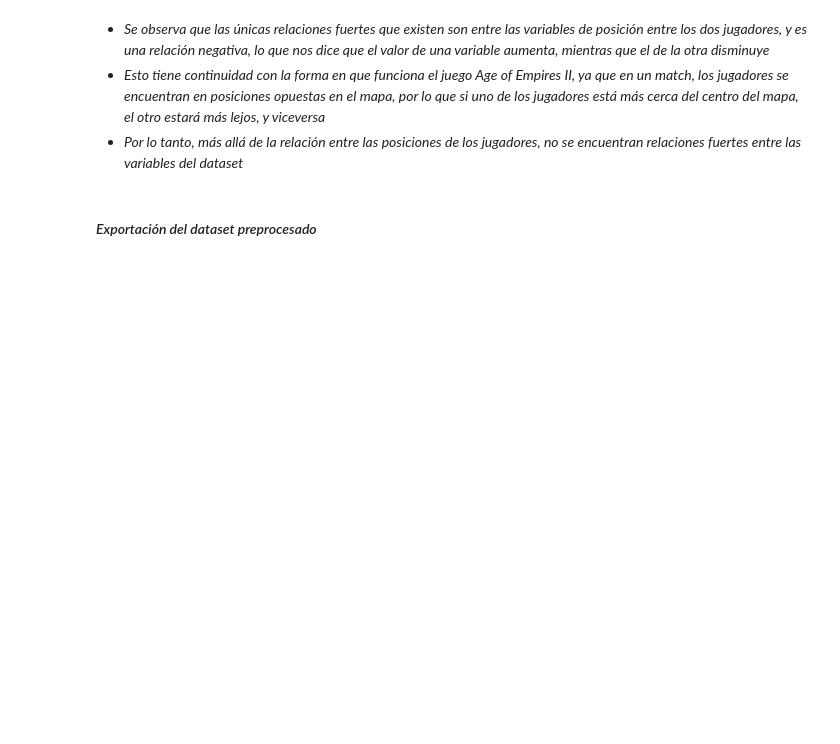
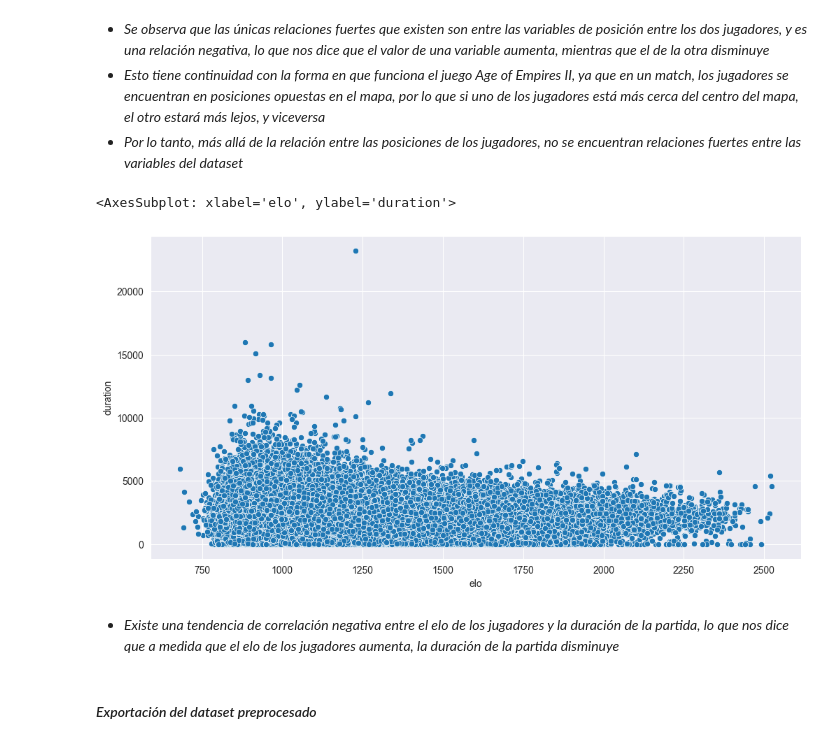
Before and after one commit to DiegoPerdomo0805/proyecto_aoe2, a Jupyter notebook: exploration.ipynb, the cells around one changed output. Cells and saved outputs as stored; diff of their text form; code cells hidden in the pictures; blank space fills up the shorter version.

Commit message:
Relación elo vs duración

```diff
--- a/exploration.ipynb
+++ b/exploration.ipynb
@@ -352,6 +360,16 @@ Row: p2_ypos, Column: p1_ypos, Coeficiente: -0.8130555908593206
 * _Se observa que las únicas relaciones fuertes que existen son entre las variables de posición entre los dos jugadores, y es una relación negativa, lo que nos dice que el valor de una variable aumenta, mientras que el de la otra disminuye_
 * _Esto tiene continuidad con la forma en que funciona el juego Age of Empires II, ya que en un match, los jugadores se encuentran en posiciones opuestas en el mapa, por lo que si uno de los jugadores está más cerca del centro del mapa, el otro estará más lejos, y viceversa_
 * _Por lo tanto, más allá de la relación entre las posiciones de los jugadores, no se encuentran relaciones fuertes entre las variables del dataset_
+# %%
+# scatter plot elo vs duration
+
+plt.figure(figsize=(12, 6))
+sns.scatterplot(x='elo', y='duration', data=d2, palette='viridis')
+# %% [output]
+<AxesSubplot: xlabel='elo', ylabel='duration'>
+[figure, added]
+# %% [markdown]
+* _Existe una tendencia de correlación negativa entre el elo de los jugadores y la duración de la partida, lo que nos dice que a medida que el elo de los jugadores aumenta, la duración de la partida disminuye_
 # %% [markdown]
 #### *Exportación del dataset preprocesado*
 # %%
```
Also changed, not shown: parts of 2 cells of this notebook, 3 other files.
